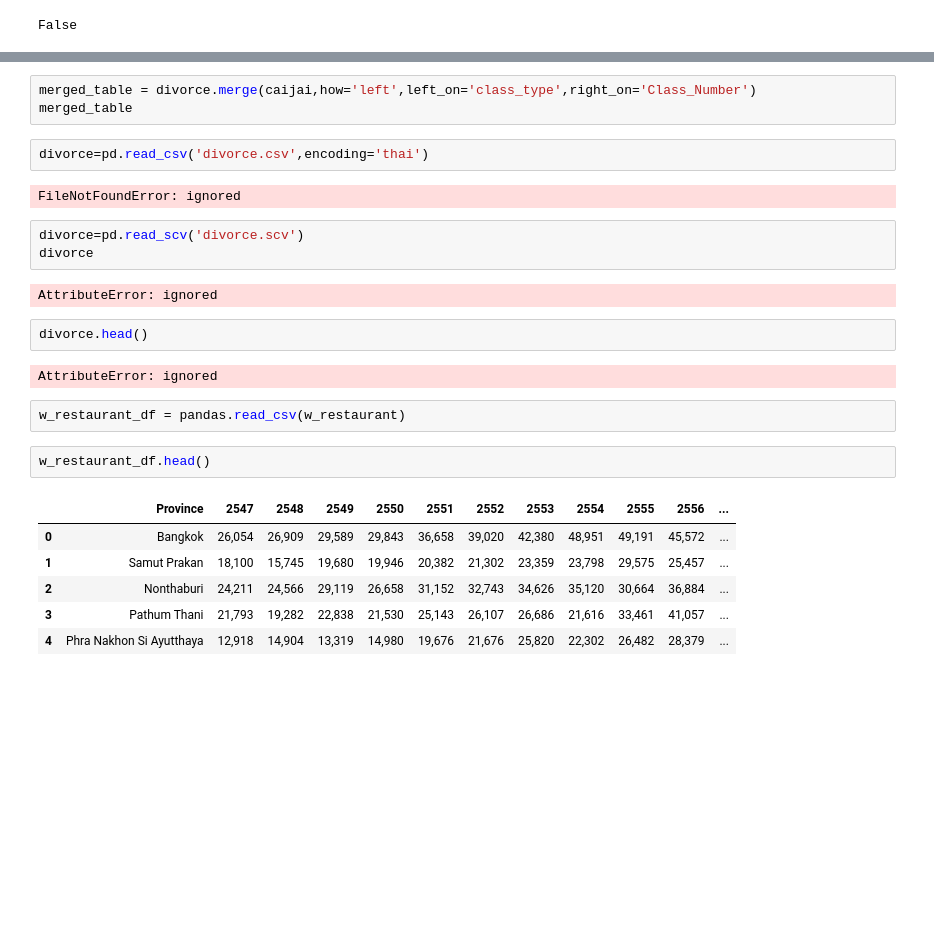
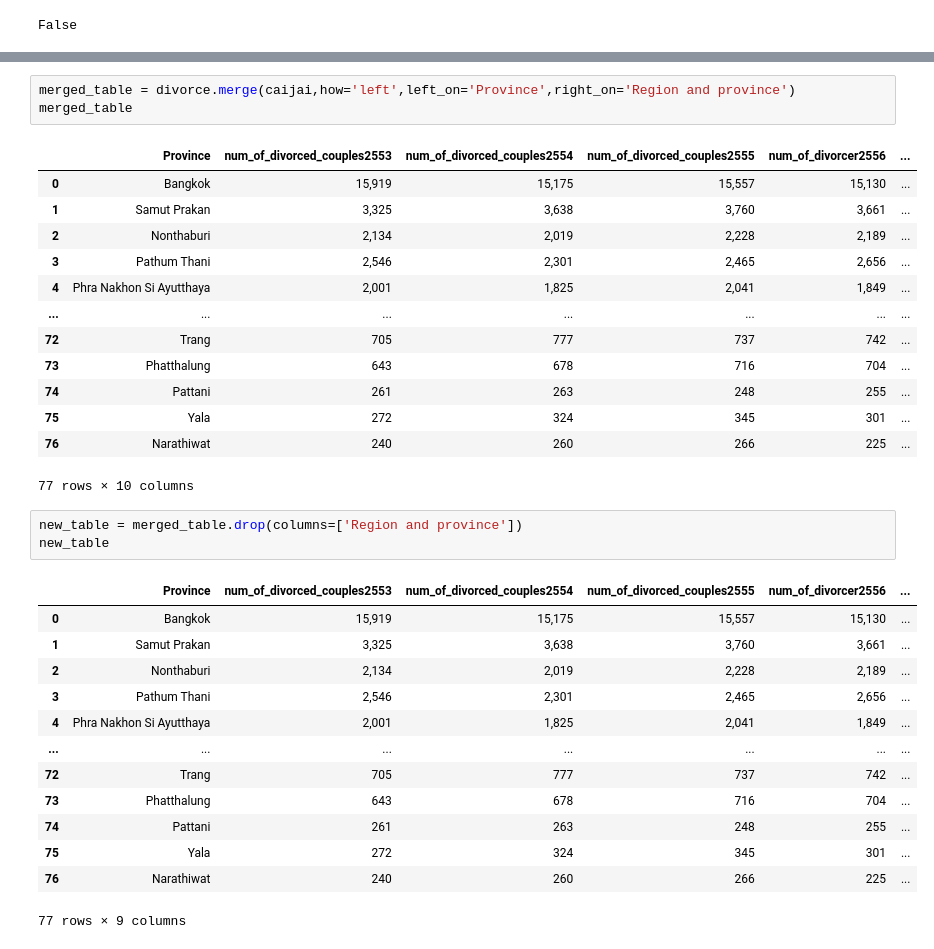
Before and after one commit to MMoltira/DataMining, a Jupyter notebook: Project.ipynb, the cells around one changed output, grey strips where cells are left out. Saved outputs shown, nothing was run; the diff lists cells and outputs as text; blank space fills up the shorter version.

```diff
--- a/Project.ipynb
+++ b/Project.ipynb
@@ -125,28 +105,35 @@ caijai.isnull().any()
 dtype: bool
 # %%
-merged_table = divorce.merge(caijai,how='left',left_on='class_type',right_on='Class_Number')
+merged_table = divorce.merge(caijai,how='left',left_on='Province',right_on='Region and province')
 merged_table
+# %% [output]
+|  | Province | num_of_divorced_couples2553 | num_of_divorced_couples2554 | num_of_divorced_couples2555 | num_of_divorcer2556 | ... |
+| 0 | Bangkok | 15,919 | 15,175 | 15,557 | 15,130 | ... |
+| 1 | Samut Prakan | 3,325 | 3,638 | 3,760 | 3,661 | ... |
+| 2 | Nonthaburi | 2,134 | 2,019 | 2,228 | 2,189 | ... |
+| 3 | Pathum Thani | 2,546 | 2,301 | 2,465 | 2,656 | ... |
+| 4 | Phra Nakhon Si Ayutthaya | 2,001 | 1,825 | 2,041 | 1,849 | ... |
+| ... | ... | ... | ... | ... | ... | ... |
+| 72 | Trang | 705 | 777 | 737 | 742 | ... |
+| 73 | Phatthalung | 643 | 678 | 716 | 704 | ... |
+| 74 | Pattani | 261 | 263 | 248 | 255 | ... |
+| 75 | Yala | 272 | 324 | 345 | 301 | ... |
+| 76 | Narathiwat | 240 | 260 | 266 | 225 | ... |
+77 rows × 10 columns
-# %%
-divorce=pd.read_csv('divorce.csv',encoding='thai')
-# %% [output]
-FileNotFoundError: ignored
-# %%
-divorce=pd.read_scv('divorce.scv')
-divorce
-# %% [output]
-AttributeError: ignored
-# %%
-divorce.head()
-# %% [output]
-AttributeError: ignored
-# %%
-w_restaurant_df = pandas.read_csv(w_restaurant)
-# %%
-w_restaurant_df.head()
-# %% [output]
-|  | Province | 2547 | 2548 | 2549 | 2550 | 2551 | 2552 | 2553 | 2554 | 2555 | 2556 | ... |
-| 0 | Bangkok | 26,054 | 26,909 | 29,589 | 29,843 | 36,658 | 39,020 | 42,380 | 48,951 | 49,191 | 45,572 | ... |
-| 1 | Samut Prakan | 18,100 | 15,745 | 19,680 | 19,946 | 20,382 | 21,302 | 23,359 | 23,798 | 29,575 | 25,457 | ... |
-| 2 | Nonthaburi | 24,211 | 24,566 | 29,119 | 26,658 | 31,152 | 32,743 | 34,626 | 35,120 | 30,664 | 36,884 | ... |
-| 3 | Pathum Thani | 21,793 | 19,282 | 22,838 | 21,530 | 25,143 | 26,107 | 26,686 | 21,616 | 33,461 | 41,057 | ... |
-| 4 | Phra Nakhon Si Ayutthaya | 12,918 | 14,904 | 13,319 | 14,980 | 19,676 | 21,676 | 25,820 | 22,302 | 26,482 | 28,379 | ... |
+# %%
+new_table = merged_table.drop(columns=['Region and province'])
+new_table
+# %% [output]
+|  | Province | num_of_divorced_couples2553 | num_of_divorced_couples2554 | num_of_divorced_couples2555 | num_of_divorcer2556 | ... |
+| 0 | Bangkok | 15,919 | 15,175 | 15,557 | 15,130 | ... |
+| 1 | Samut Prakan | 3,325 | 3,638 | 3,760 | 3,661 | ... |
+| 2 | Nonthaburi | 2,134 | 2,019 | 2,228 | 2,189 | ... |
+| 3 | Pathum Thani | 2,546 | 2,301 | 2,465 | 2,656 | ... |
+| 4 | Phra Nakhon Si Ayutthaya | 2,001 | 1,825 | 2,041 | 1,849 | ... |
+| ... | ... | ... | ... | ... | ... | ... |
+| 72 | Trang | 705 | 777 | 737 | 742 | ... |
+| 73 | Phatthalung | 643 | 678 | 716 | 704 | ... |
+| 74 | Pattani | 261 | 263 | 248 | 255 | ... |
+| 75 | Yala | 272 | 324 | 345 | 301 | ... |
+| 76 | Narathiwat | 240 | 260 | 266 | 225 | ... |
+77 rows × 9 columns
```
Also changed, not shown: parts of 9 cells of this notebook.
